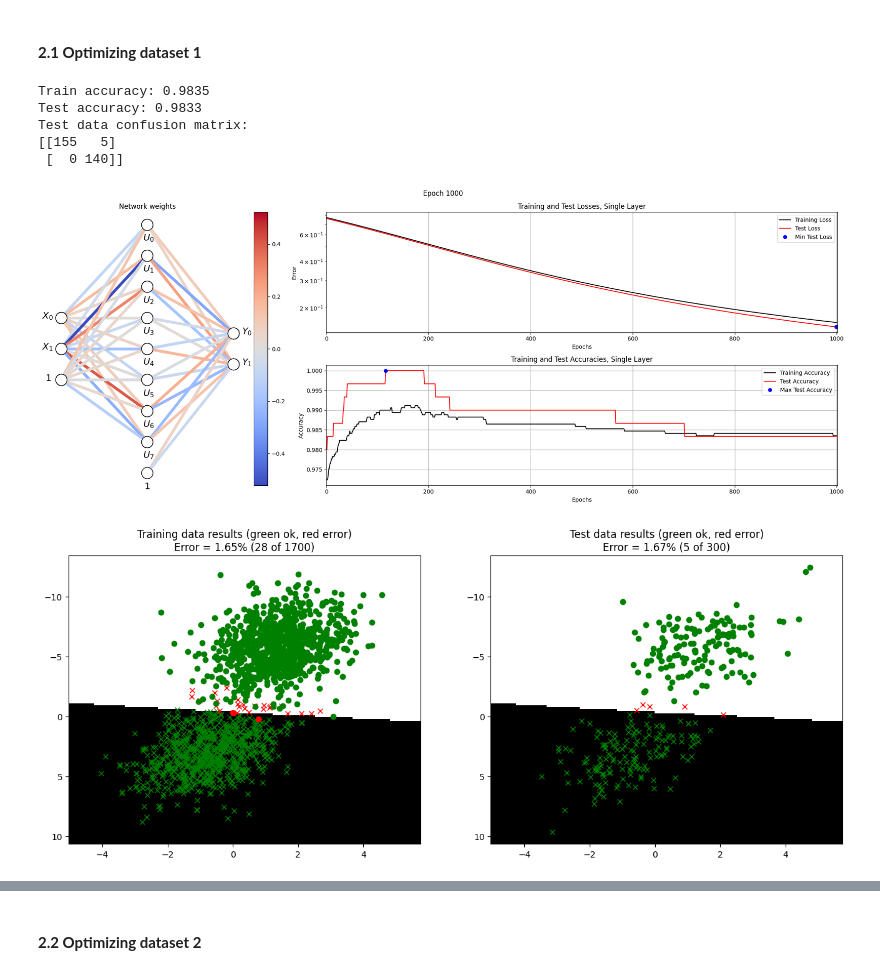
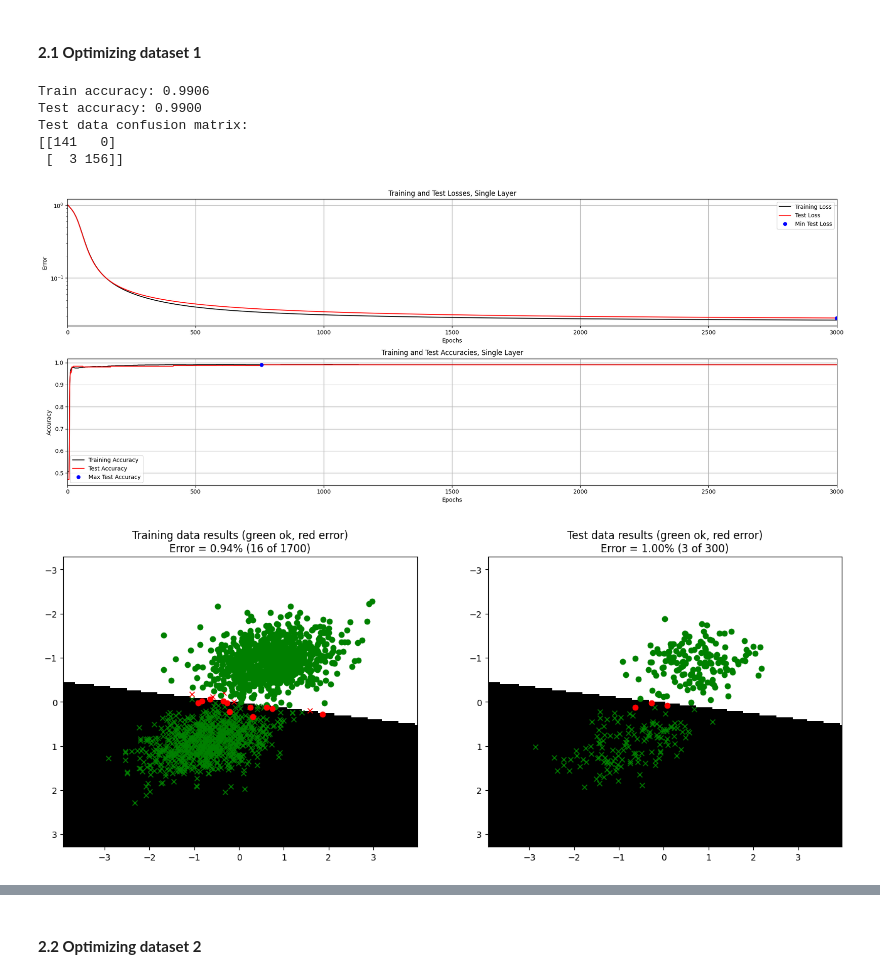
Before and after one commit to KTHxioayao/2025_VT, a Jupyter notebook: 732A82/1_Back_propagation/MultiLayer.ipynb, the cells around one changed output, grey strips where cells are left out. Saved outputs shown, nothing was run; the diff lists cells and outputs as text; code cells hidden in the pictures.

```diff
--- a/732A82/1_Back_propagation/MultiLayer.ipynb
+++ b/732A82/1_Back_propagation/MultiLayer.ipynb
@@ -68,13 +68,15 @@ def forward(X, W1, B1, W2, B2, useTanhOutput=False):
 
     # --------------------------------------------
     # === Your code here =========================
-    U = np.tanh(X @ W1 + B1)
+    U =  np.maximum(0, X @ W1 + B1)
 
 
     if useTanhOutput:
         Y = np.tanh(U @ W2 + B2)
     else:
-        Y = U @ W2 + B2
+         V = U @ W2 + B2
+         exp_V = np.exp(V - np.max(V, axis=1, keepdims=True))  # Softmax for stability
+         Y = exp_V / np.sum(exp_V, axis=1, keepdims=True)
 
     # --------------------------------------------
 
@@ -123,7 +125,7 @@ def backward(W1, B1, W2, B2, X, U, Y, D, useTanhOutput=False):
     else:
         error_output = Y - D
 
-    error_hidden = error_output @ W2.T
+    error_hidden = error_output @ W2.T *(U > 0)
     # --------------------------------------------
 
     # Gradient for the output layer
@@ -369,30 +371,30 @@ def  trainMultiLayerOnDataset(datasetNr, testSplit, W1_0, B1_0, W2_0, B2_0, para
 # %%
 # --------------------------------------------
 # === Your code here =========================
 # --------------------------------------------
 X, D, L = loadDataset(1)
 
 nInputs  = X.shape[1]
 nClasses = D.shape[1]
-nHidden  = 8
+nHidden  = 20
 
 W1_0 = np.random.randn(nInputs, nHidden)*0.1
 B1_0 = np.random.randn(1, nHidden)*0.1
 W2_0 = np.random.randn(nHidden, nClasses)*0.1
 B2_0 = np.random.randn(1, nClasses)*0.1
 
-params = {"epochs": 1000, "learningRate": 0.0005, "normalize": False, "useTanhOutput": True}
+params = {"epochs": 3000, "learningRate": 0.03, "normalize": True, "useTanhOutput": True}
 # ============================================
 
 trainMultiLayerOnDataset(1, 0.15, W1_0, B1_0, W2_0, B2_0, params)
 # %% [output]
-Train accuracy: 0.9835
-Test accuracy: 0.9833
+Train accuracy: 0.9906
+Test accuracy: 0.9900
 Test data confusion matrix:
-[[155   5]
- [  0 140]]
+[[141   0]
+ [  3 156]]
-[figure, old version]
+[figure, new version]
-[figure, old version]
+[figure, new version]
 # %% [markdown]
 #### **<span style="color:red">Question:</span>**
 
```
Also changed, not shown: parts of 7 cells of this notebook.
